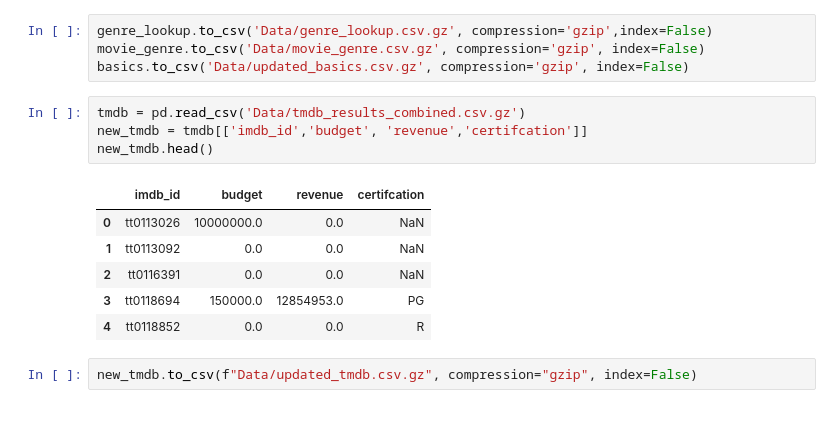
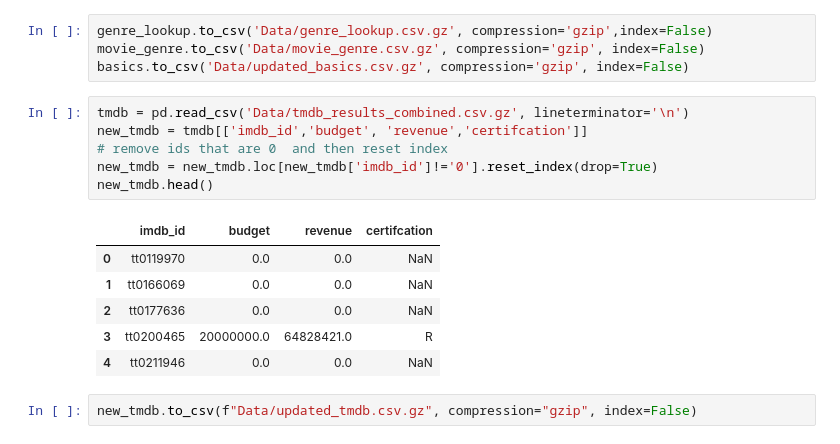
Before and after one commit to rvtovar/movie_analysis, a Jupyter notebook: Data_ Base.ipynb, the cells around one changed output. Cells and saved outputs as stored; diff of their text form.

```diff
--- a/Data_ Base.ipynb
+++ b/Data_ Base.ipynb
@@ -142,16 +142,18 @@ genre_lookup.to_csv('Data/genre_lookup.csv.gz', compression='gzip',index=False)
 movie_genre.to_csv('Data/movie_genre.csv.gz', compression='gzip', index=False)
 basics.to_csv('Data/updated_basics.csv.gz', compression='gzip', index=False)
 # %%
-tmdb = pd.read_csv('Data/tmdb_results_combined.csv.gz')
+tmdb = pd.read_csv('Data/tmdb_results_combined.csv.gz', lineterminator='\n')
 new_tmdb = tmdb[['imdb_id','budget', 'revenue','certifcation']]
+# remove ids that are 0  and then reset index
+new_tmdb = new_tmdb.loc[new_tmdb['imdb_id']!='0'].reset_index(drop=True)
 new_tmdb.head()
 # %% [output]
 |  | imdb_id | budget | revenue | certifcation |
-| 0 | tt0113026 | 10000000.0 | 0.0 | NaN |
-| 1 | tt0113092 | 0.0 | 0.0 | NaN |
-| 2 | tt0116391 | 0.0 | 0.0 | NaN |
-| 3 | tt0118694 | 150000.0 | 12854953.0 | PG |
-| 4 | tt0118852 | 0.0 | 0.0 | R |
+| 0 | tt0119970 | 0.0 | 0.0 | NaN |
+| 1 | tt0166069 | 0.0 | 0.0 | NaN |
+| 2 | tt0177636 | 0.0 | 0.0 | NaN |
+| 3 | tt0200465 | 20000000.0 | 64828421.0 | R |
+| 4 | tt0211946 | 0.0 | 0.0 | NaN |
 # %%
 new_tmdb.to_csv(f"Data/updated_tmdb.csv.gz", compression="gzip", index=False)
 # %% [markdown]
```
Also changed, not shown: parts of 5 cells of this notebook, 52 other files.
